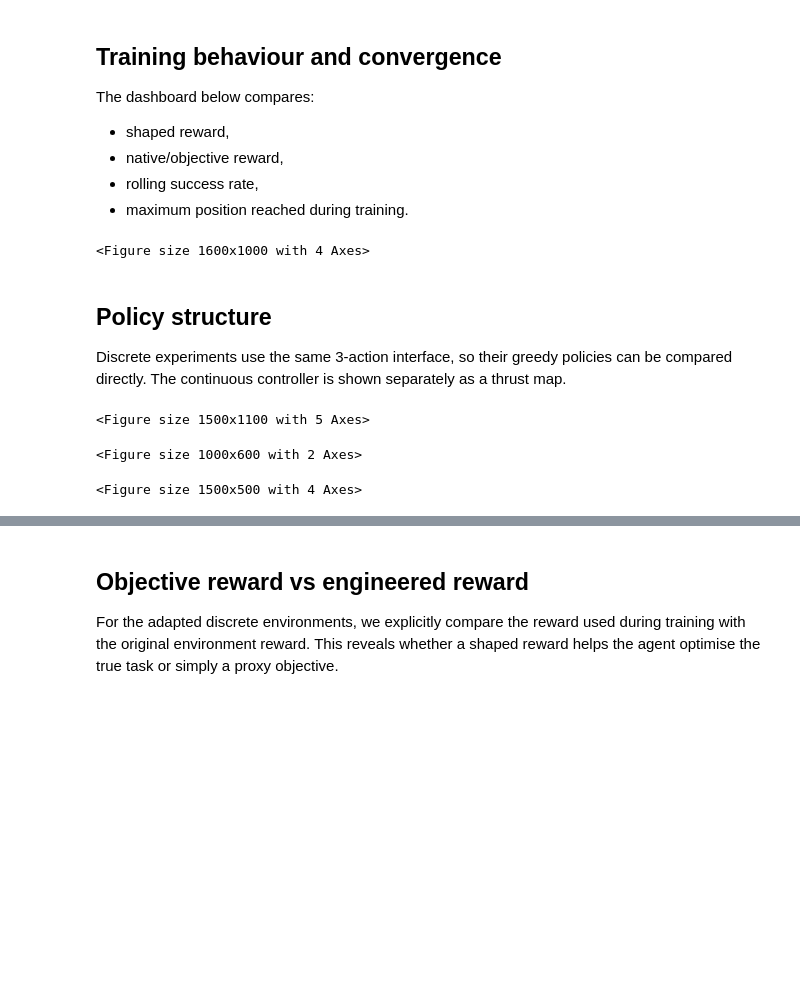
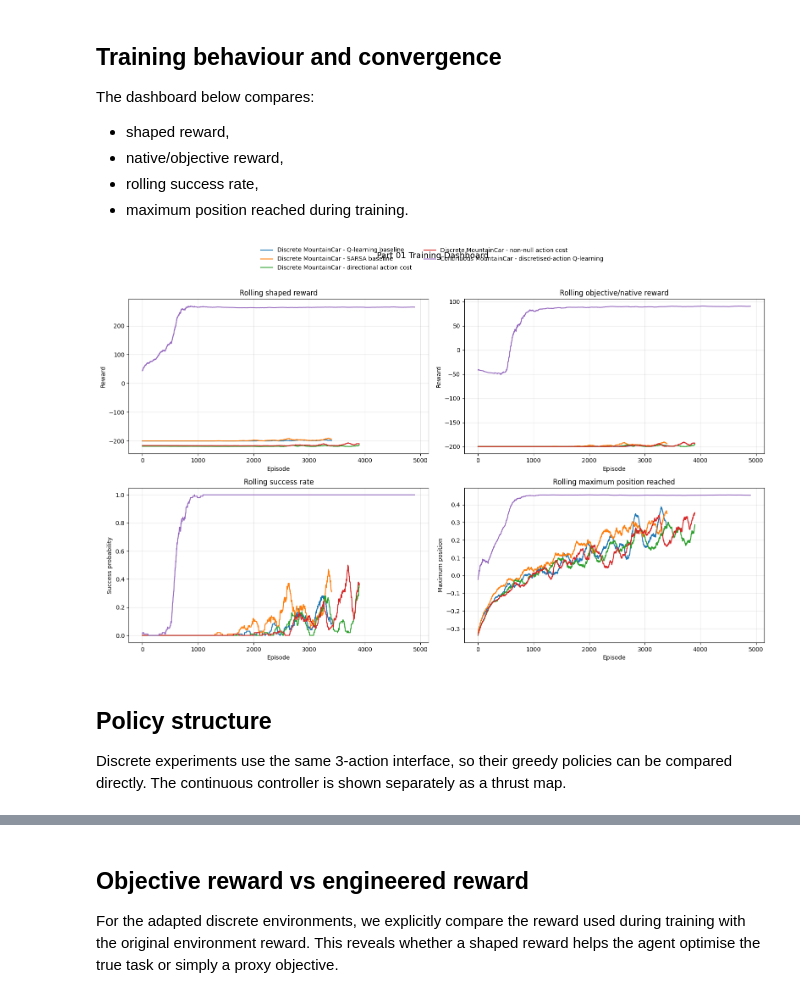
Before and after one commit to Jjanne/RLgroupproject, a Jupyter notebook: src/mountain_car.ipynb, the cells around one changed output, grey strips where cells are left out. Drawn from its saved outputs; the diff is of its cells as text; code cells hidden in the pictures; blank space fills up the shorter version.

Commit message:
Fix:Plot displays

```diff
--- a/src/mountain_car.ipynb
+++ b/src/mountain_car.ipynb
@@ -141,28 +162,15 @@ The dashboard below compares:
 - native/objective reward,
 - rolling success rate,
 - maximum position reached during training.
-# %%
-fig, training_dashboard_path = plot_training_dashboard(artifacts)
-fig
-# %% [output]
-<Figure size 1600x1000 with 4 Axes>
+# %%
+fig, training_dashboard_path = plot_training_dashboard(artifacts)
+os.makedirs("results/part01/plots", exist_ok=True)
+fig.savefig("results/part01/plots/dashboard.png", bbox_inches="tight")
+Image("results/part01/plots/dashboard.png")
+# %% [output]
+[figure, added]
 # %% [markdown]
 ## Policy structure
 
 Discrete experiments use the same 3-action interface, so their greedy policies can
 be compared directly. The continuous controller is shown separately as a thrust map.
-# %%
-fig, discrete_policy_path = plot_discrete_policy_heatmaps(artifacts)
-fig
-# %% [output]
-<Figure size 1500x1100 with 5 Axes>
-# %%
-fig, continuous_policy_path = plot_continuous_policy_heatmap(artifacts["continuous_q_learning"])
-fig
-# %% [output]
-<Figure size 1000x600 with 2 Axes>
-# %%
-fig, disagreement_path = plot_policy_disagreement(artifacts)
-fig
-# %% [output]
-<Figure size 1500x500 with 4 Axes>
```
Also changed, not shown: parts of 12 cells of this notebook.
